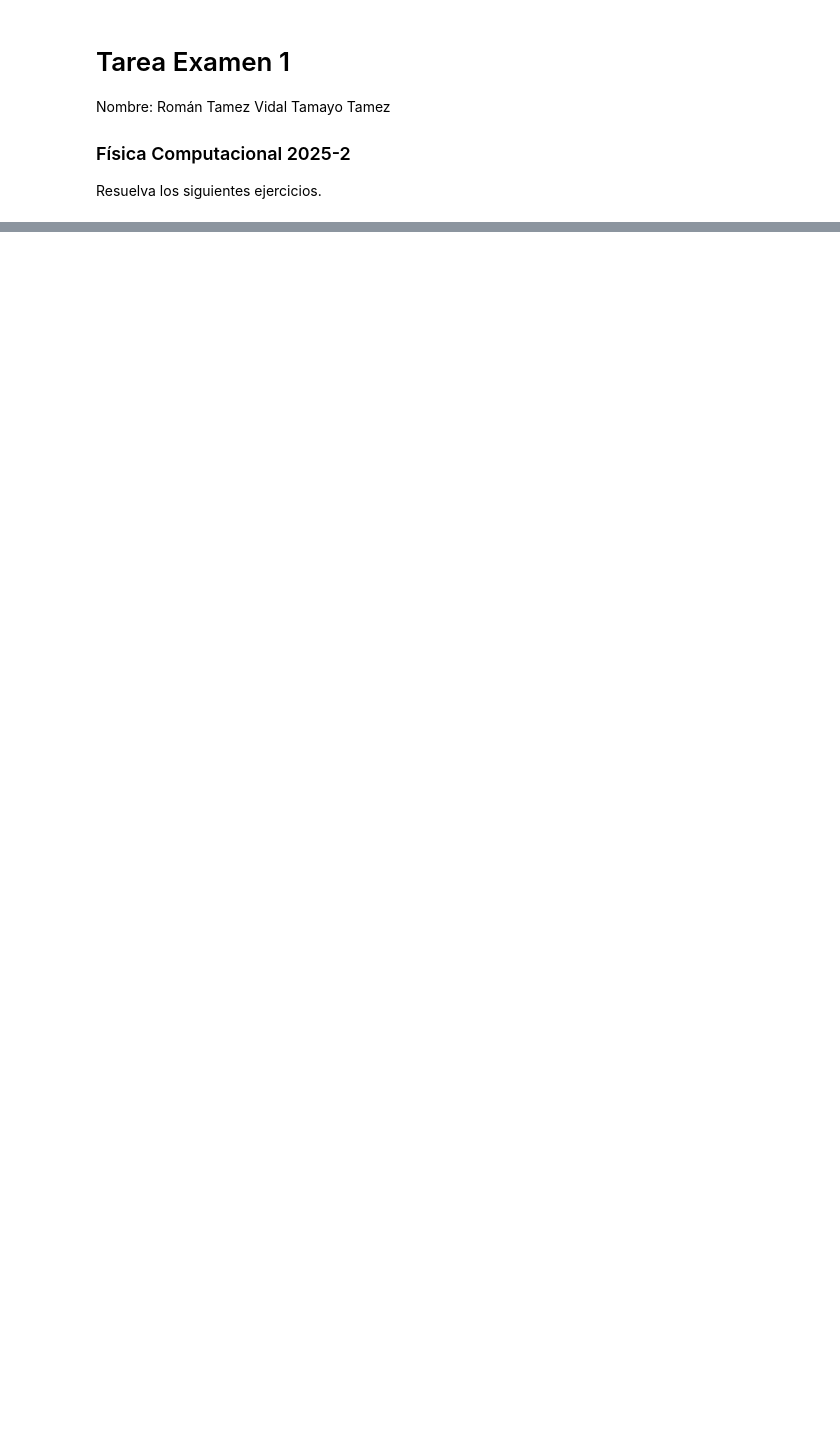
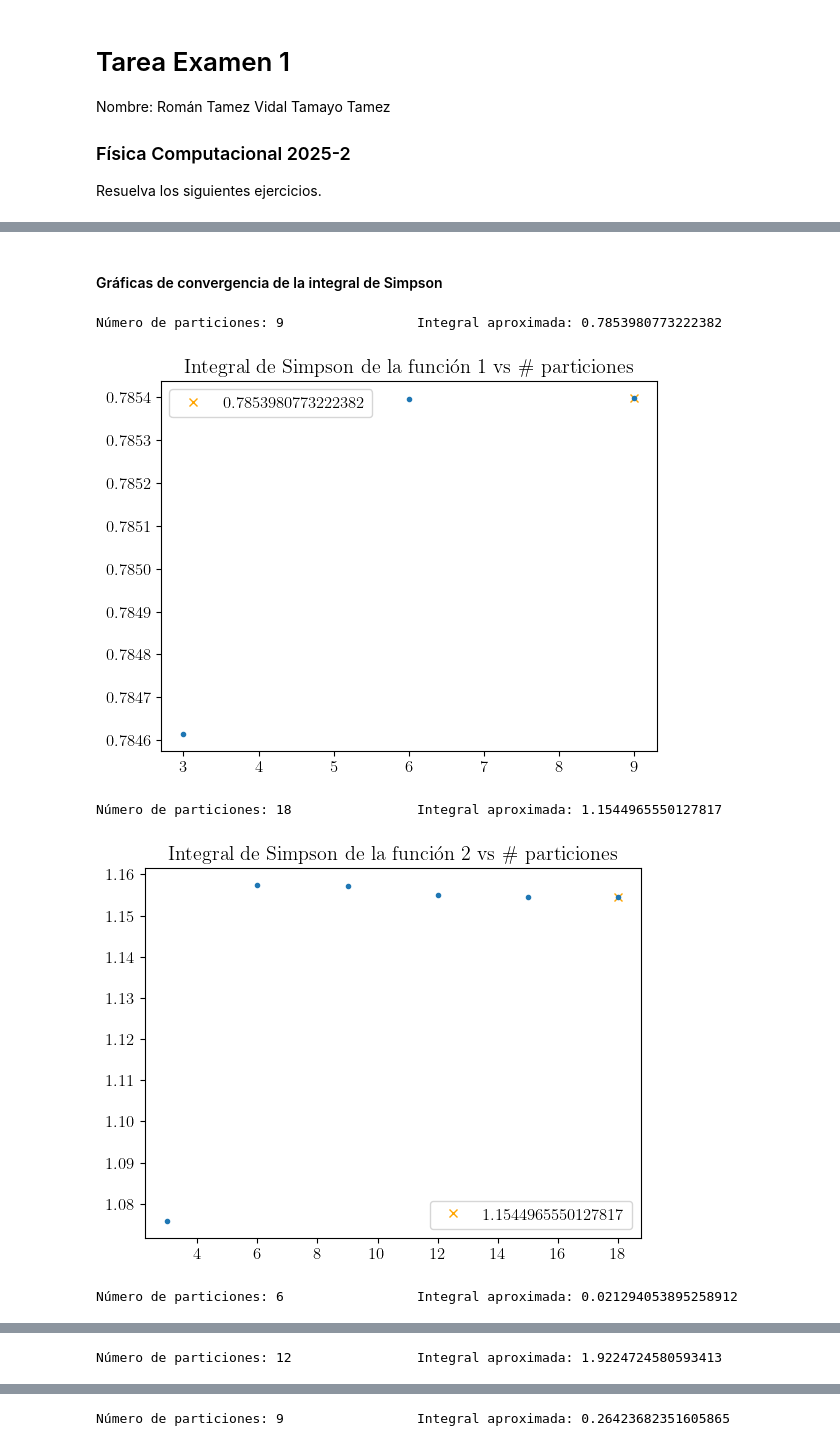
Before and after one commit to tamoaltas/FIS-COMP, a Jupyter notebook: examenes/tarea_examen_1_Vidal_Tamayo_Tamez_Roman_Tamez.ipynb, the cells around one changed output, grey strips where cells are left out. Drawn from its saved outputs; the diff is of its cells as text; code cells hidden in the pictures; blank space fills up the shorter version.

```diff
--- a/examenes/tarea_examen_1_Vidal_Tamayo_Tamez_Roman_Tamez.ipynb
+++ b/examenes/tarea_examen_1_Vidal_Tamayo_Tamez_Roman_Tamez.ipynb
@@ -32,0 +282,4 @@ donde $Ai(x)$ es la función de Airy, y $ai_0$ es la raíz de dicha función má
+# %%
+def linspace_intervalos(x_min, x_max, n_intervalos):
+    # Regresa una partición de [x_min, x_max] en 'n_intervalos'
+    return np.linspace(x_min, x_max, n_intervalos + 1)
@@ -32,0 +325,43 @@ donde $Ai(x)$ es la función de Airy, y $ai_0$ es la raíz de dicha función má
+# %%
+def func_1(x):
+    return 1/(1+x**2)
+def func_2(x):
+    return 1/(1+x**3)
+def func_3(x):
+    return np.sin(x**2)
+def func_4(x):
+    return 1/np.log(x)
+def func_5(x):
+    return x* np.e**(-x)
+
+funcs_prob_4 = [
+    [func_1, 0, 1],
+    [func_2, 0, 3],
+    [func_3, 0, 0.4],
+    [func_4, 2, 4],
+    [func_5,0,1]
+    ]
+# %% [markdown]
+#### Gráficas de convergencia de la integral de Simpson
+# %%
+def graficar_convergencia(funcs, integral, num_fis ,integral_name='Integral'):
+    '''
+    Hace las gŕaficas de convergencia
+    '''
+    for i in range(len(funcs)):
+        num_particiones, ints = convergencia(funcs[i][0], funcs[i][1], funcs[i][2], integral, num_fis, checar_cifras_o_diff)
+        print('Número de particiones:',num_particiones[-1], '\t\t Integral aproximada:',ints[-1])
+
+        plt.title(integral_name + ' de la función ' + str(i+1) + r' vs \# particiones')
+        plt.plot(num_particiones[-1],ints[-1], 'x',label=str(ints[-1]), color='orange')
+        plt.plot(num_particiones,ints, '.')
+        plt.legend()
+        plt.show()
+# %%
+graficar_convergencia(funcs_prob_4, integral_simp_3_8, 4, 'Integral de Simpson')
+# %% [output]
+Número de particiones: 9                 Integral aproximada: 0.7853980773222382
+[figure, added]
+Número de particiones: 18                Integral aproximada: 1.1544965550127817
+[figure, added]
+Número de particiones: 6                 Integral aproximada: 0.021294053895258912
@@ -32,0 +369 @@ donde $Ai(x)$ es la función de Airy, y $ai_0$ es la raíz de dicha función má
+Número de particiones: 12                Integral aproximada: 1.9224724580593413
@@ -32,0 +371 @@ donde $Ai(x)$ es la función de Airy, y $ai_0$ es la raíz de dicha función má
+Número de particiones: 9                 Integral aproximada: 0.26423682351605865
```
Also changed, not shown: parts of 34 cells of this notebook, 1 other file.
